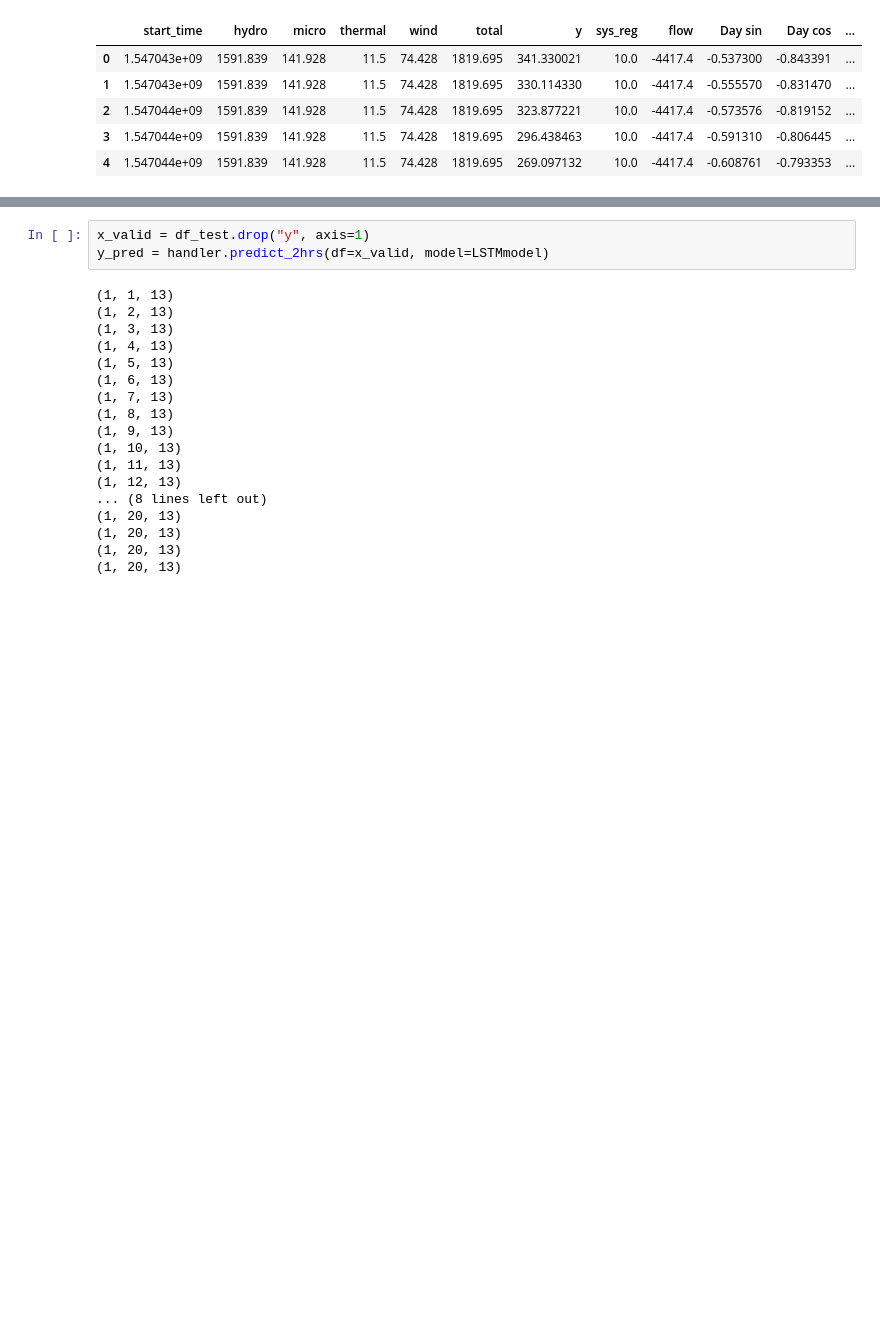
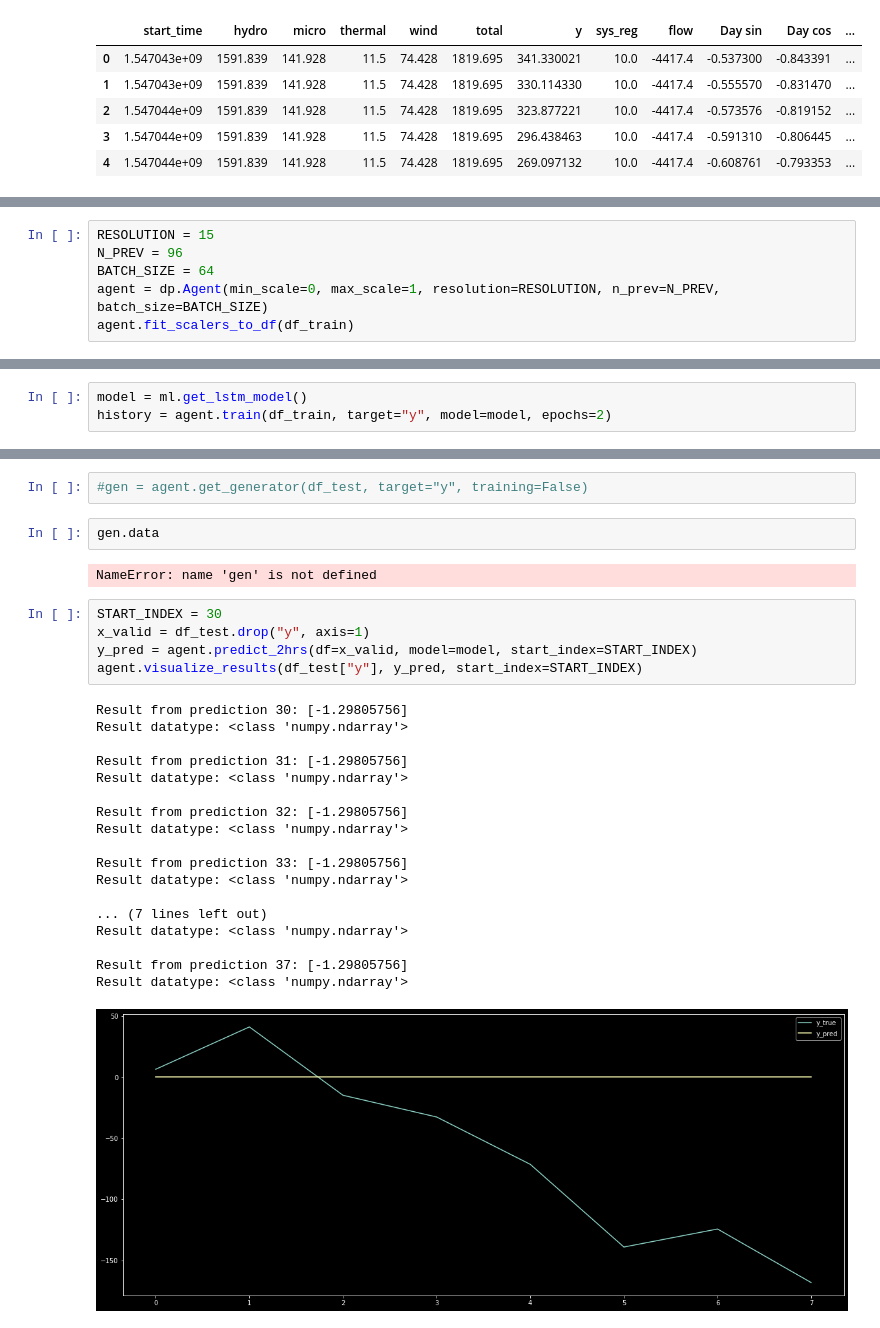
Before and after one commit to Mathipe98/IT3030-Projects, a Jupyter notebook: Project 3/start.ipynb, the cells around one changed output, grey strips where cells are left out. Saved outputs shown, nothing was run; the diff lists cells and outputs as text; blank space fills up the shorter version.

```diff
--- a/Project 3/start.ipynb
+++ b/Project 3/start.ipynb
@@ -179,0 +180,6 @@ Using batch size 64
+# %%
+RESOLUTION = 15
+N_PREV = 96
+BATCH_SIZE = 64
+agent = dp.Agent(min_scale=0, max_scale=1, resolution=RESOLUTION, n_prev=N_PREV, batch_size=BATCH_SIZE)
+agent.fit_scalers_to_df(df_train)
@@ -179,0 +207,3 @@ Using batch size 64
+# %%
+model = ml.get_lstm_model()
+history = agent.train(df_train, target="y", model=model, epochs=2)
@@ -185,21 +236,30 @@ plt.ylabel('Loss')
+# %%
+#gen = agent.get_generator(df_test, target="y", training=False)
+# %%
+gen.data
+# %% [output]
+NameError: name 'gen' is not defined
 # %%
+START_INDEX = 30
 x_valid = df_test.drop("y", axis=1)
-y_pred = handler.predict_2hrs(df=x_valid, model=LSTMmodel)
+y_pred = agent.predict_2hrs(df=x_valid, model=model, start_index=START_INDEX)
+agent.visualize_results(df_test["y"], y_pred, start_index=START_INDEX)
 # %% [output]
-(1, 1, 13)
-(1, 2, 13)
-(1, 3, 13)
-(1, 4, 13)
-(1, 5, 13)
-(1, 6, 13)
-(1, 7, 13)
-(1, 8, 13)
-(1, 9, 13)
-(1, 10, 13)
-(1, 11, 13)
-(1, 12, 13)
-... (8 lines left out)
-(1, 20, 13)
-(1, 20, 13)
-(1, 20, 13)
-(1, 20, 13)
+Result from prediction 30: [-1.29805756]
+Result datatype: <class 'numpy.ndarray'>
+
+Result from prediction 31: [-1.29805756]
+Result datatype: <class 'numpy.ndarray'>
+
+Result from prediction 32: [-1.29805756]
+Result datatype: <class 'numpy.ndarray'>
+
+Result from prediction 33: [-1.29805756]
+Result datatype: <class 'numpy.ndarray'>
+
+... (7 lines left out)
+Result datatype: <class 'numpy.ndarray'>
+
+Result from prediction 37: [-1.29805756]
+Result datatype: <class 'numpy.ndarray'>
+[figure, added]
```
Also changed, not shown: parts of 10 cells of this notebook, 3 other files.
